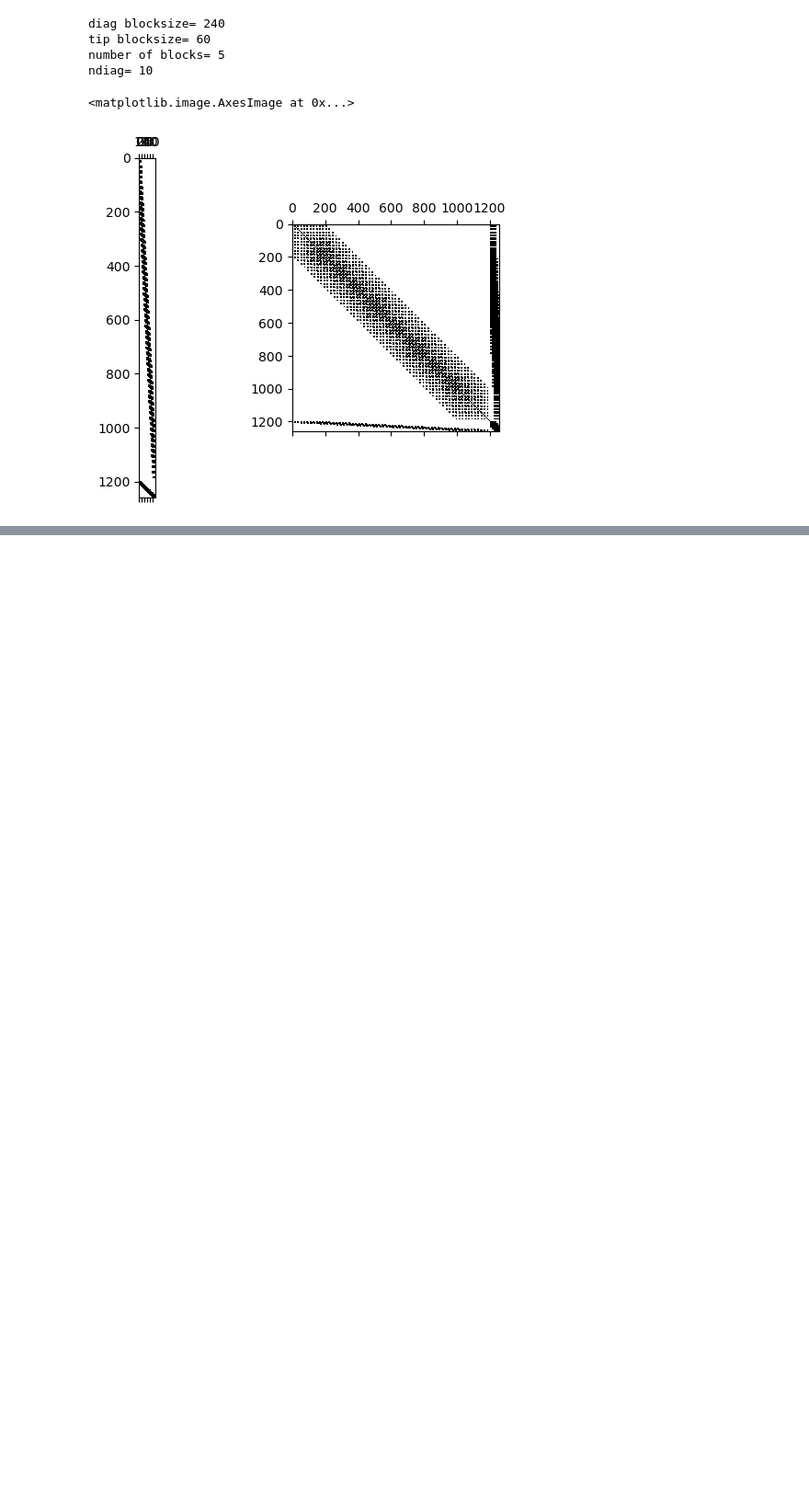
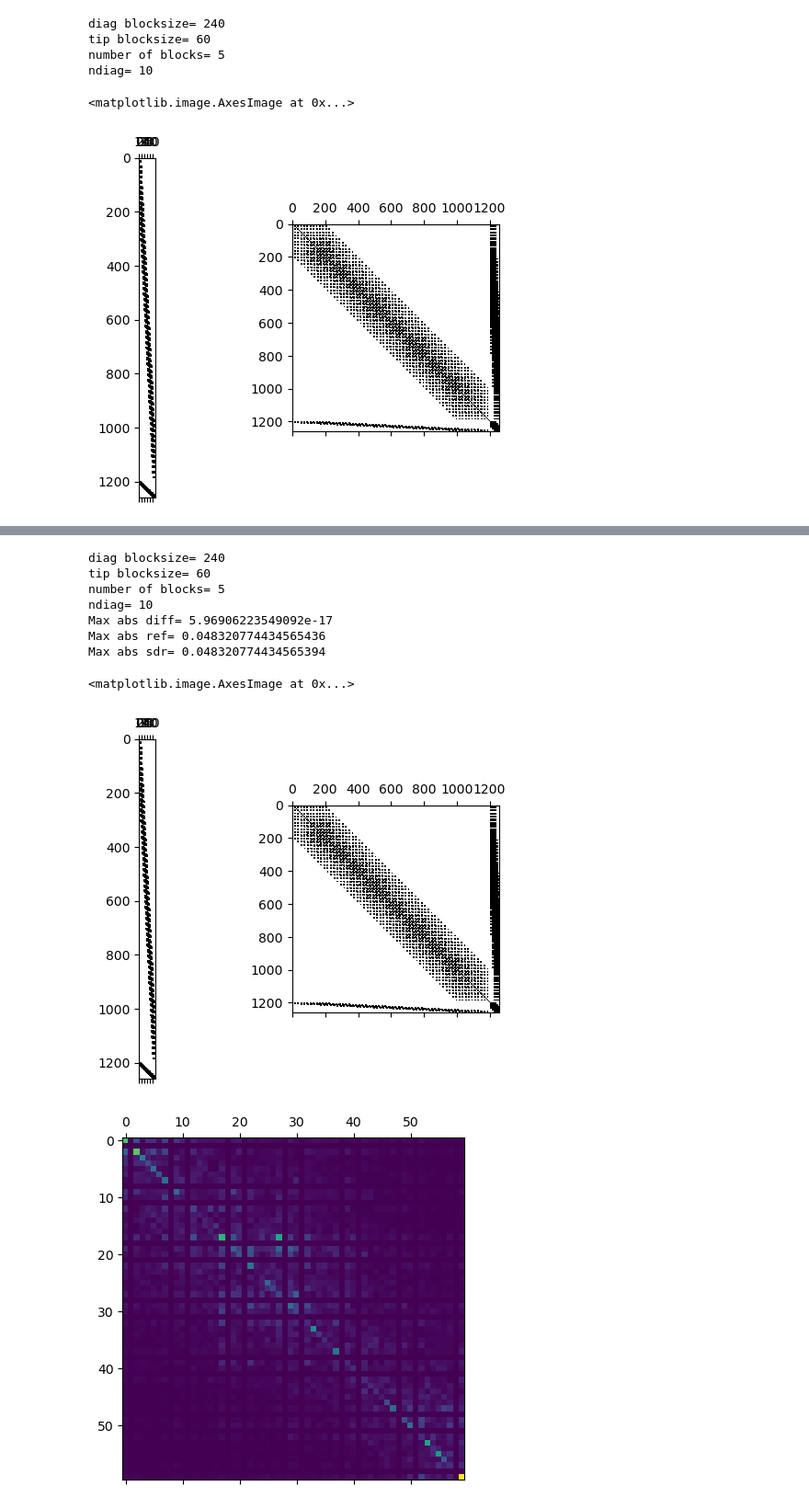
Before and after one commit to jiangcao/MAGI, a Jupyter notebook: f2py/examples/agnr5/ex1_bse.ipynb, the cells around one changed output, grey strips where cells are left out. Shown: that part at 92% size. Saved outputs shown, nothing was run; the diff lists cells and outputs as text; code cells hidden in the pictures; blank space fills up the shorter version.

```diff
--- a/f2py/examples/agnr5/ex1_bse.ipynb
+++ b/f2py/examples/agnr5/ex1_bse.ipynb
@@ -64,4 +66,4 @@ G_retarded,G_lesser,G_greater,W0,tr = gf_dense.solve_gw_3d(scba_tol=1e-3,niter=n
                                                     temps=temp[0],tempd=temp[1],mus=mu[0],mud=mu[1],alpha_mix=0.5,
                                                     nen=nen,nsub=nsub,en=energies,nb=nb,ns=ns,nphiy=nky,nphiz=nkz,
                                                     ham=ham,h00lead=lead_h00,h10lead=lead_h10,t=lead_coupling,v=v,
-                                                    ndiag=ndiag,num_lead=2,flatband=False,output_files=True)
+                                                    ndiag=ndiag,num_lead=2,flatband=False,output_files=False)
@@ -82,7 +73,7 @@ P_retarded1,system1,epsilon1,L1,M1,nn = bse_dense.bse_fullsolve(alpha=0.99,spind
                                                                 nm_dev=nb*length,nen=nen,nsub=nsub,en=energies,
                                                                 nop=nop,nk=nk,g_lesser=G_lesser,
                                                                 g_greater=G_greater,g_retarded=G_retarded,
-                                                                w=W0[:,:,0],v=v[:,:,0])
+                                                                w=W0[:,:,0],v=v[:,:,0],solve=True)
 plt.spy(system1)
 # %% [output]
    start computation L0_ijkl = G_jl G_ki ...
@@ -238,0 +224,37 @@ Max abs sdr= 0.048320774434565394
+# %%
+A = system1.copy()
+L = L1.copy()
+diag_blocksize = blocksize*4
+arrow_blocksize = blocksize
+print('diag blocksize=',diag_blocksize)
+print('tip blocksize=',arrow_blocksize)
+print('number of blocks=',(A.shape[0]-arrow_blocksize)//diag_blocksize)
+print('ndiag=',ndiag)
+
+B = np.zeros((A.shape[0],arrow_blocksize),dtype=A.dtype)
+B = L[:,-arrow_blocksize:]
+plt.subplot(1,2,1)
+plt.spy(B)
+plt.subplot(1,2,2)
+plt.spy(A)
+
+Pr_sdr = bse_sdr(A,B)
+Pr_ref = np.fliplr(np.flipud(P_retarded1))
+P_diff = Pr_ref - Pr_sdr[-arrow_blocksize:,:]
+print('Max abs diff=', np.max(np.abs(P_diff)) )
+print('Max abs ref=', np.max(np.abs(P_retarded1)) )
+print('Max abs sdr=', np.max(np.abs(Pr_sdr)) )
+
+plt.matshow(np.abs(P_diff))
+plt.colorbar
+# %% [output]
+diag blocksize= 240
+tip blocksize= 60
+number of blocks= 5
+ndiag= 10
+Max abs diff= 5.96906223549092e-17
+Max abs ref= 0.048320774434565436
+Max abs sdr= 0.048320774434565394
+<matplotlib.image.AxesImage at 0x...>
+[figure, added]
+[figure, added]
```
Also changed, not shown: parts of 5 cells of this notebook, 4 other files.
